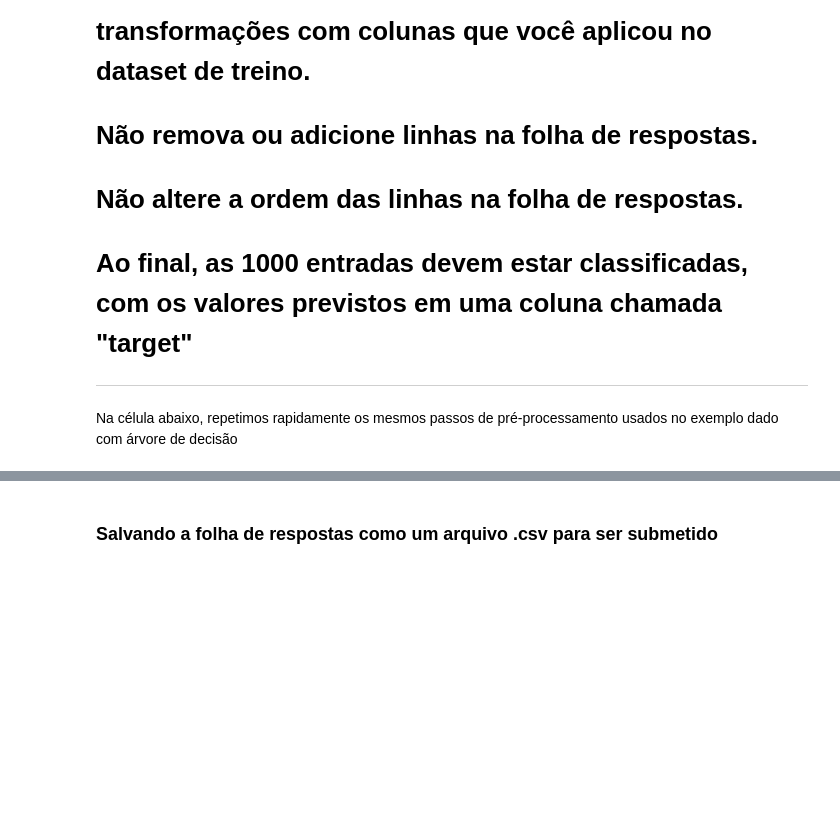
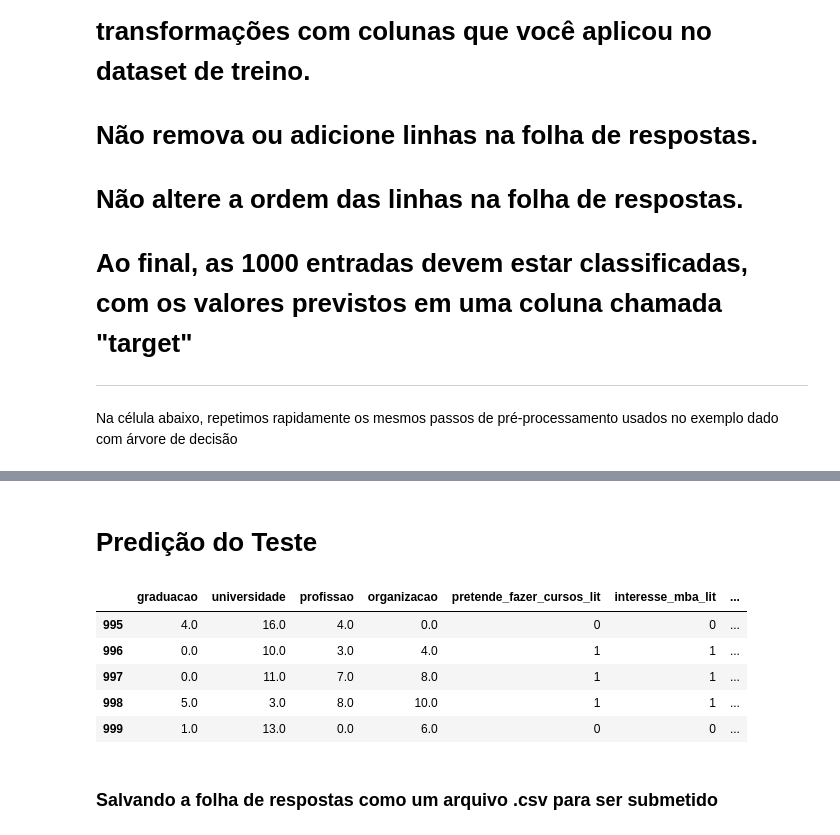
Before and after one commit to igorlpa/desafio-2-2020, a Jupyter notebook: Desafio 06/notebook.ipynb, the cells around one changed output, grey strips where cells are left out. Saved outputs shown, nothing was run; the diff lists cells and outputs as text; code cells hidden in the pictures; blank space fills up the shorter version.

```diff
--- a/Desafio 06/notebook.ipynb
+++ b/Desafio 06/notebook.ipynb
@@ -568,7 +442,17 @@ df_to_be_scored_4['profissao_0'] = 0
+# %% [markdown]
+# Predição do Teste
 # %%
-y_pred = dtc.predict(df_to_be_scored_4)
-df_to_be_scored_4['target'] = y_pred
-df_to_be_scored_4.tail()
+y_pred = clf.predict(x_test)
+result = x_test
+result['target'] = y_pred
+result.tail()
+# %% [output]
+|  | graduacao | universidade | profissao | organizacao | pretende_fazer_cursos_lit | interesse_mba_lit | ... |
+| 995 | 4.0 | 16.0 | 4.0 | 0.0 | 0 | 0 | ... |
+| 996 | 0.0 | 10.0 | 3.0 | 4.0 | 1 | 1 | ... |
+| 997 | 0.0 | 11.0 | 7.0 | 8.0 | 1 | 1 | ... |
+| 998 | 5.0 | 3.0 | 8.0 | 10.0 | 1 | 1 | ... |
+| 999 | 1.0 | 13.0 | 0.0 | 6.0 | 0 | 0 | ... |
 # %% [markdown]
 ### Salvando a folha de respostas como um arquivo .csv para ser submetido
 # %%
```
Also changed, not shown: parts of 44 cells of this notebook, 1 other file.
